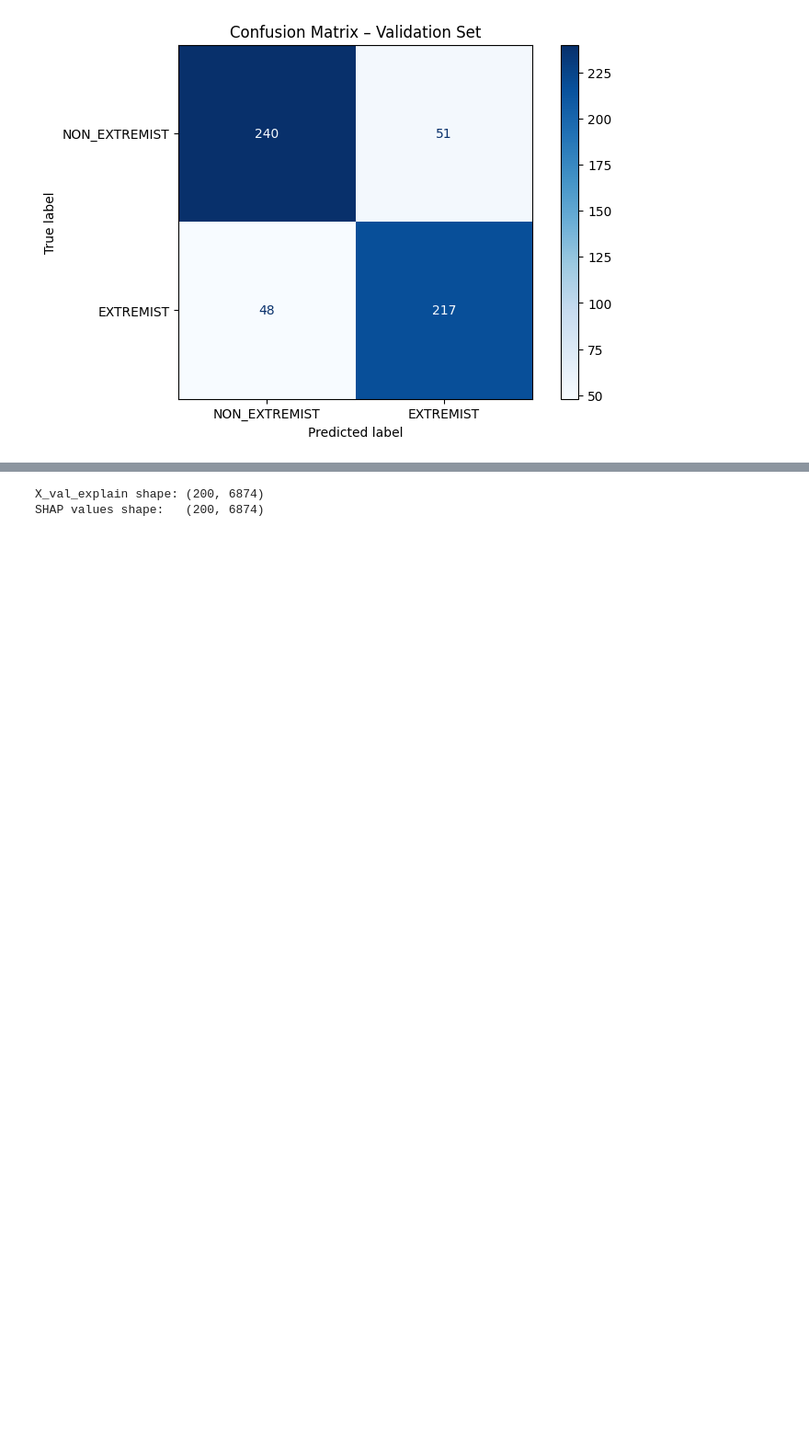
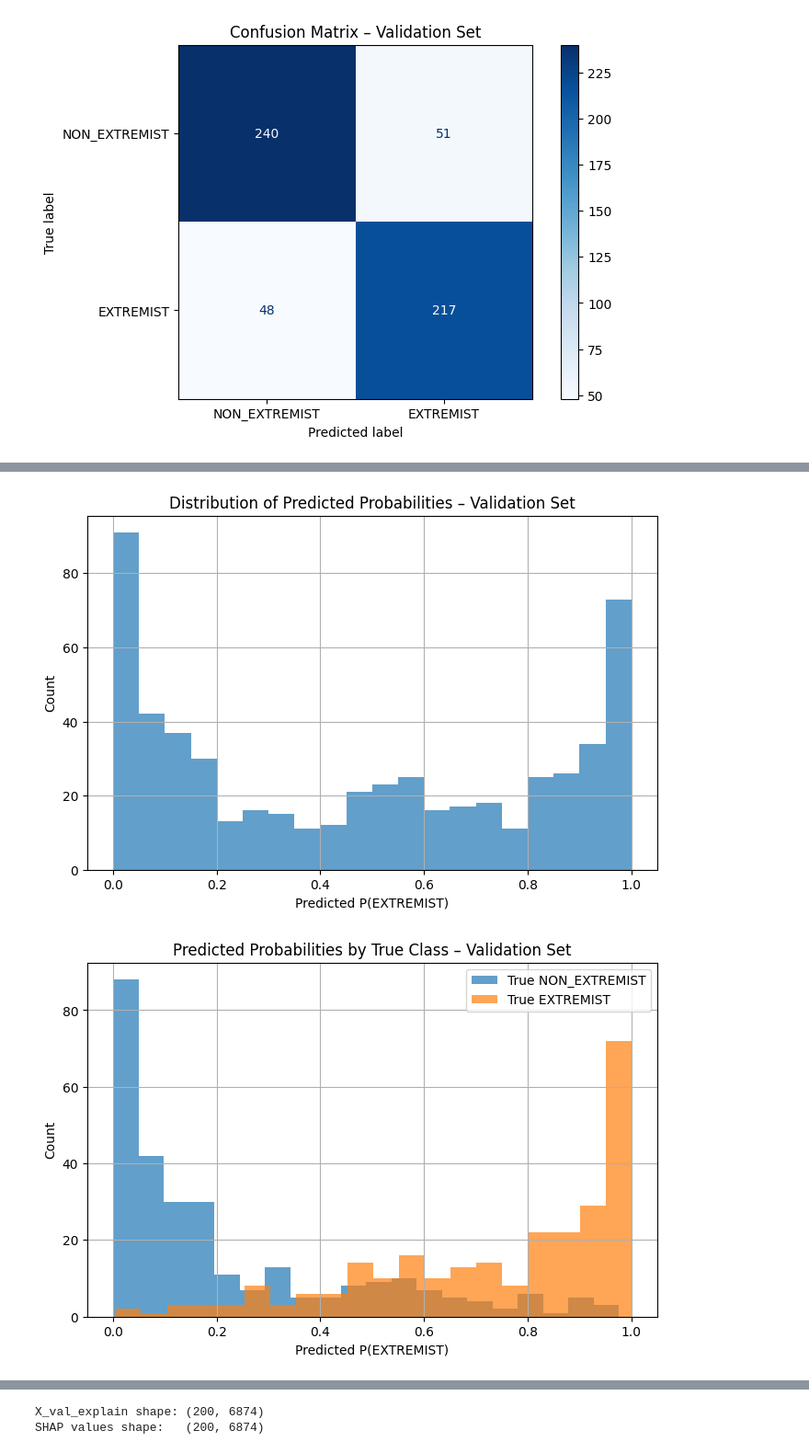
Before and after one commit to adityaSureshCHS/extremism_sentiment_analysis, a Jupyter notebook: extremism_SLP.ipynb, the cells around one changed output, grey strips where cells are left out. Shown at 92% size. Saved outputs shown, nothing was run; the diff lists cells and outputs as text; code cells hidden in the pictures; blank space fills up the shorter version.

```diff
--- a/extremism_SLP.ipynb
+++ b/extremism_SLP.ipynb
@@ -403,3 +513,27 @@ Confusion matrix:
+# %%
+# %%
+# Probability histograms (overall and per-class)
+
+plt.figure()
+plt.hist(y_val_pred, bins=20, alpha=0.7)
+plt.title("Distribution of Predicted Probabilities – Validation Set")
+plt.xlabel("Predicted P(EXTREMIST)")
+plt.ylabel("Count")
+plt.grid(True)
+plt.show()
+
+plt.figure()
+plt.hist(y_val_pred[y_val_true == 0], bins=20, alpha=0.7, label="True NON_EXTREMIST")
+plt.hist(y_val_pred[y_val_true == 1], bins=20, alpha=0.7, label="True EXTREMIST")
+plt.title("Predicted Probabilities by True Class – Validation Set")
+plt.xlabel("Predicted P(EXTREMIST)")
+plt.ylabel("Count")
+plt.legend()
+plt.grid(True)
+plt.show()
+# %% [output]
+[figure, added]
+[figure, added]
 # %%
 # %%
 # 10. SHAP setup for model2
```
Also changed, not shown: parts of 13 cells of this notebook, 1 other file.
